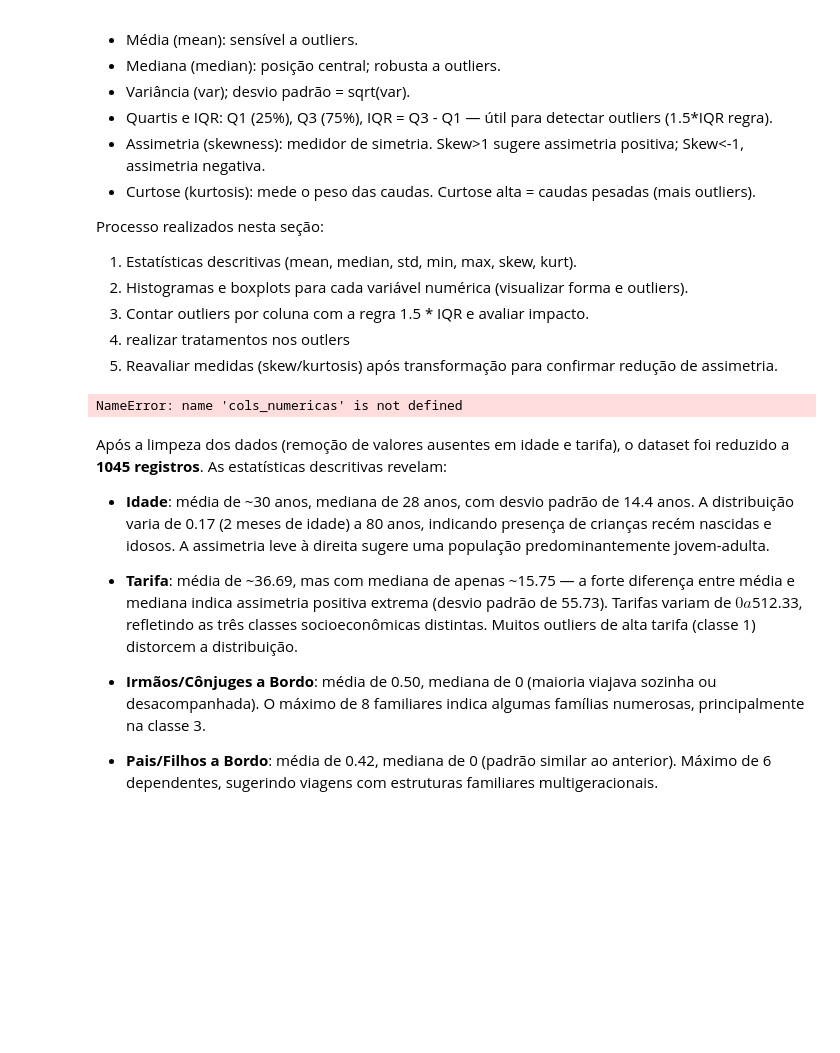
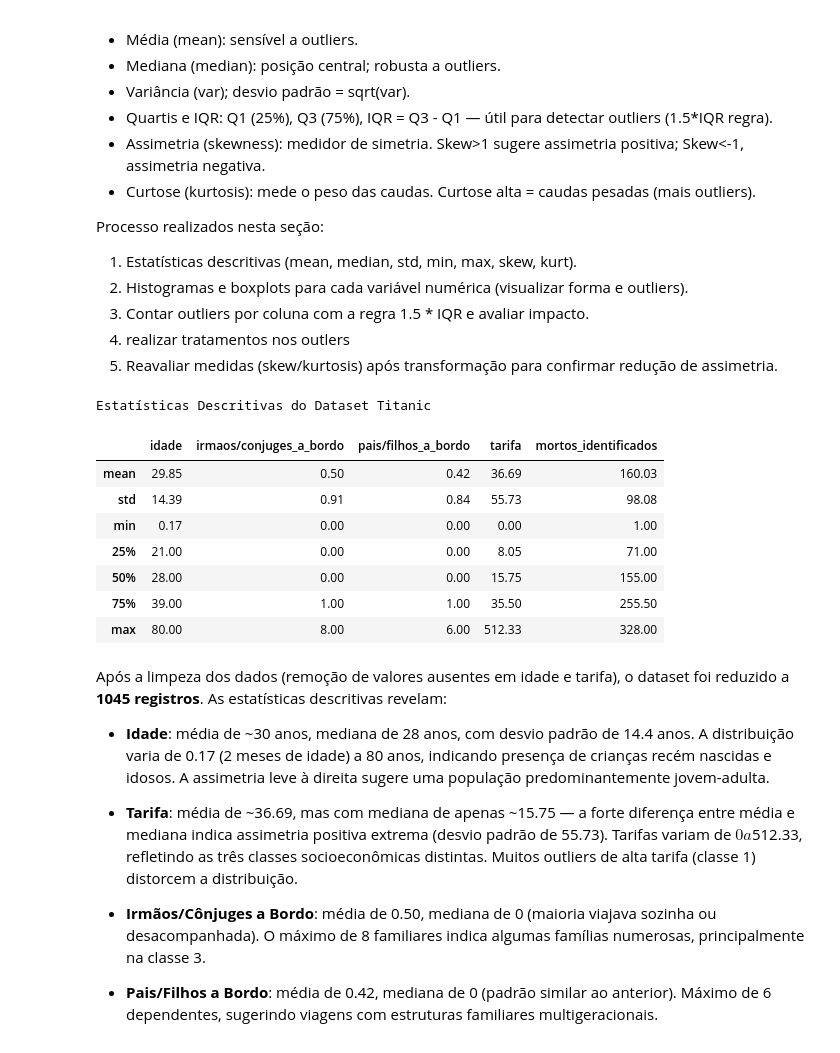
Before and after one commit to Fabiano01EST/Python-Aplication-Data-Base-Titanic, a Jupyter notebook: aplicação_pyhton.ipynb, the cells around one changed output. Drawn from its saved outputs; the diff is of its cells as text; code cells hidden in the pictures; blank space fills up the shorter version.

```diff
--- a/aplicação_pyhton.ipynb
+++ b/aplicação_pyhton.ipynb
@@ -85,26 +85,35 @@ Processo realizados nesta seção:
 # %%
 import seaborn as sns
 from scipy.stats import skew, kurtosis
 
-# Gráficos boxplot para visualizar distribuição e outliers de cada variável numérica
-import matplotlib.pyplot as plt
-print(dados_titanic1[cols_numericas].describe().round(2))
-
-# Selecionar apenas variáveis numéricas
-#cols_numericas = ['idade', 'tarifa', 'irmaos/conjuges_a_bordo', 'pais/filhos_a_bordo']
+# Estatísticas descritivas com skewness e kurtosis
+tabela_descritiva = dados_titanic1.describe().round(2)
+tabela_descritiva = tabela_descritiva[1:]
+# Aplique o estilo
+tabela_descritiva.style.format("{:.2f}") \
+                       .set_caption("Estatísticas Descritivas do Dataset Titanic") \
+                       #.background_gradient()
 
 # Estatísticas descritivas com skewness e kurtosis
 #print("Estatísticas Descritivas")
 #for i in cols_numericas:
 #    print(f"\n{i}:")
 #    print(f"  Média: {dados_titanic1[i].mean():.2f}")
 #    print(f"  Mediana: {dados_titanic1[i].median():.2f}")
 #    print(f"  Desvio Padrão: {dados_titanic1[i].std():.2f}")
 #    print(f"  Mín: {dados_titanic1[i].min():.2f}, Máx: {dados_titanic1[i].max():.2f}")
 #    print(f"  Skewness: {skew(dados_titanic1[i]):.2f}")
 #    print(f"  Kurtosis: {kurtosis(dados_titanic1[i]):.2f}")
 # %% [output]
-NameError: name 'cols_numericas' is not defined
+Estatísticas Descritivas do Dataset Titanic
+|  | idade | irmaos/conjuges_a_bordo | pais/filhos_a_bordo | tarifa | mortos_identificados |
+| mean | 29.85 | 0.50 | 0.42 | 36.69 | 160.03 |
+| std | 14.39 | 0.91 | 0.84 | 55.73 | 98.08 |
+| min | 0.17 | 0.00 | 0.00 | 0.00 | 1.00 |
+| 25% | 21.00 | 0.00 | 0.00 | 8.05 | 71.00 |
+| 50% | 28.00 | 0.00 | 0.00 | 15.75 | 155.00 |
+| 75% | 39.00 | 1.00 | 1.00 | 35.50 | 255.50 |
+| max | 80.00 | 8.00 | 6.00 | 512.33 | 328.00 |
 # %% [markdown]
  Após a limpeza dos dados (remoção de valores ausentes em idade e tarifa), o dataset foi reduzido a **1045 registros**. As estatísticas descritivas revelam:
 
```
Also changed, not shown: parts of 17 cells of this notebook.
